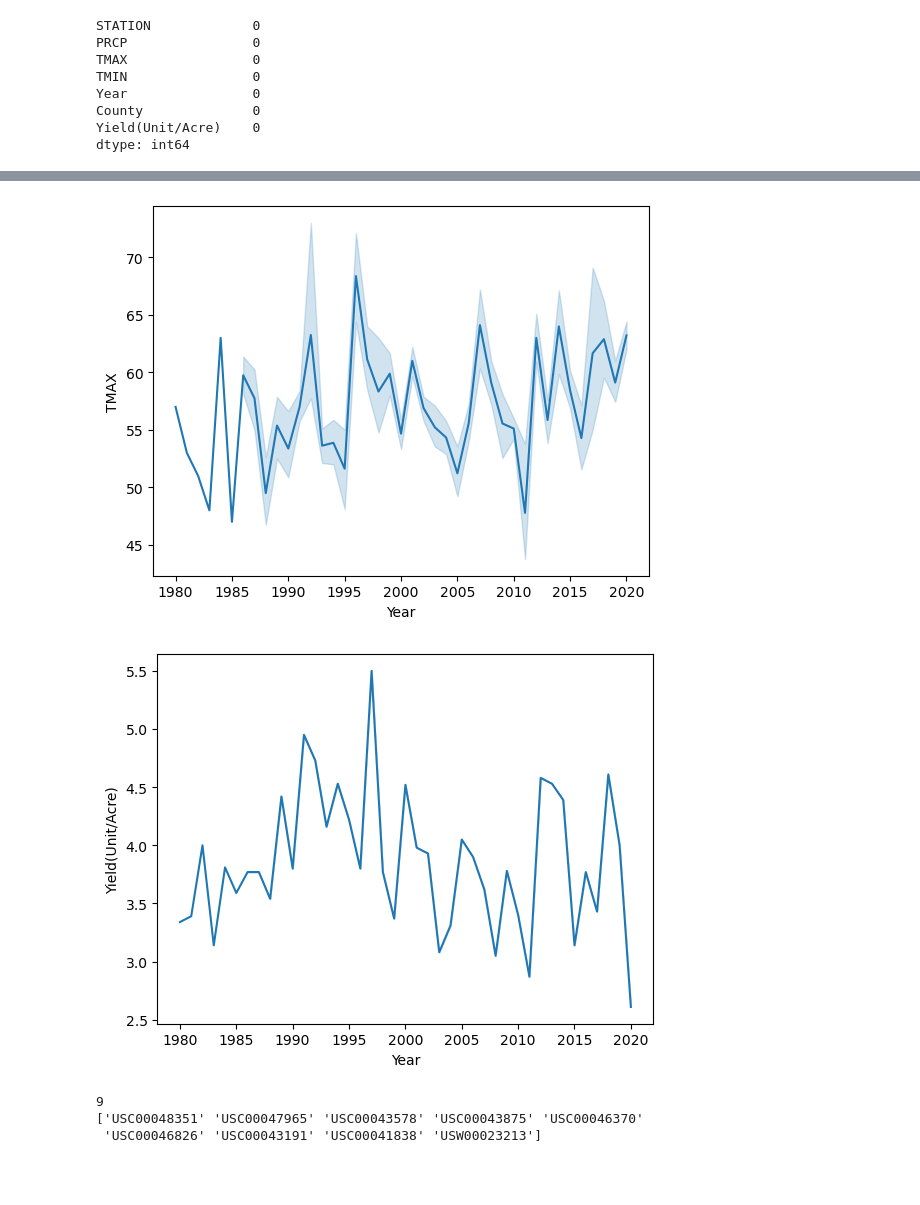
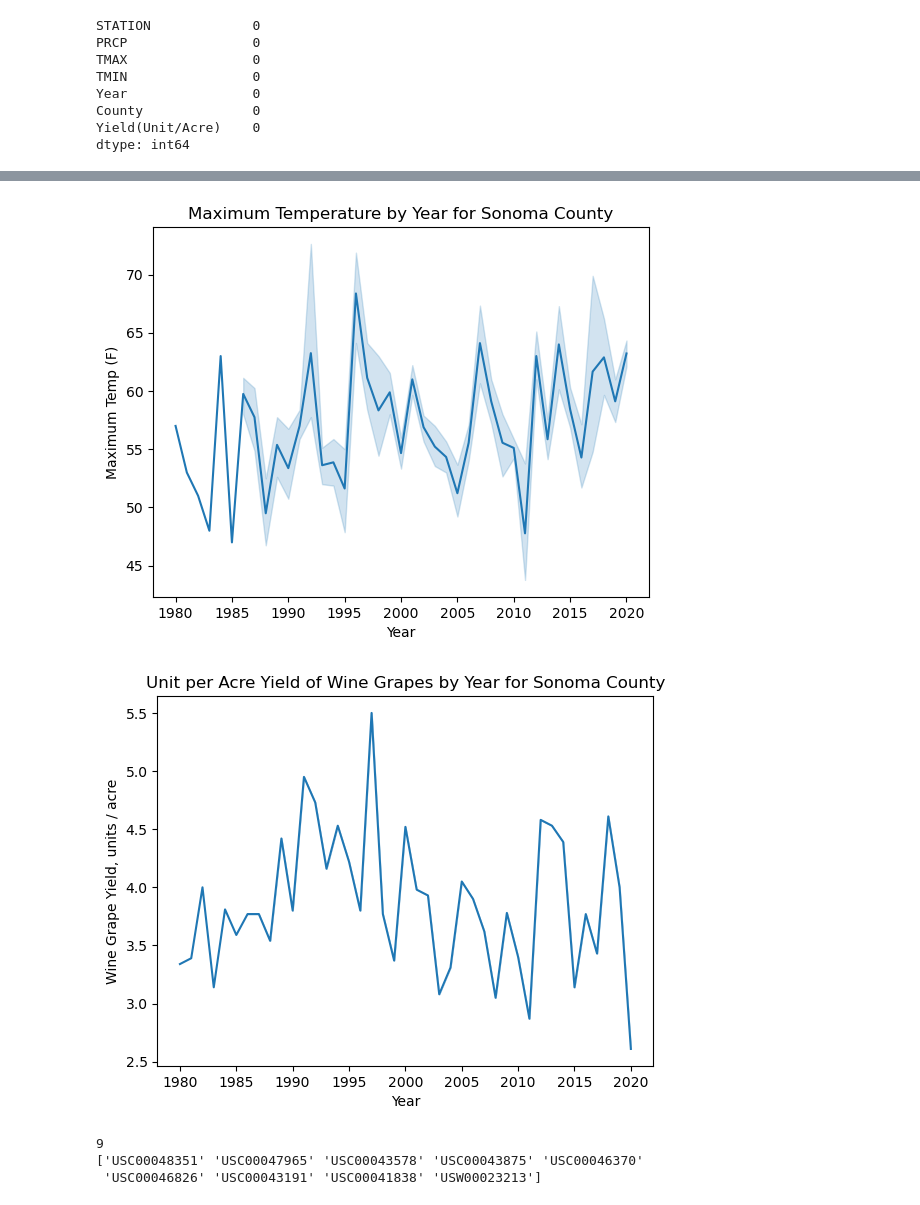
Before and after one commit to coldzonemt/Capstone_2, a Jupyter notebook: Modeling.ipynb, the cells around one changed output, grey strips where cells are left out. Drawn from its saved outputs; the diff is of its cells as text; code cells hidden in the pictures; blank space fills up the shorter version.

```diff
--- a/Modeling.ipynb
+++ b/Modeling.ipynb
@@ -59,11 +62,13 @@ sns.lineplot(data=df, x='Year', y='TMIN');
 # %%
-sns.lineplot(data=df, x='Year', y='TMAX');
+sns.lineplot(data=df, x='Year', y='TMAX').set(ylabel = 'Maximum Temp (F)')
+plt.title('Maximum Temperature by Year for Sonoma County');
 # %% [output]
-[figure, old version]
+[figure, new version]
 # %%
-sns.lineplot(data=df, x='Year', y='Yield(Unit/Acre)');
+sns.lineplot(data=df, x='Year', y='Yield(Unit/Acre)').set(ylabel = 'Wine Grape Yield, units / acre')
+plt.title('Unit per Acre Yield of Wine Grapes by Year for Sonoma County');
 # %% [output]
-[figure, old version]
+[figure, new version]
 # %%
 # only drop a column that won't have an impact on my selection
 df = df.drop(['County'], axis=1)
```
Also changed, not shown: parts of 4 cells of this notebook.
